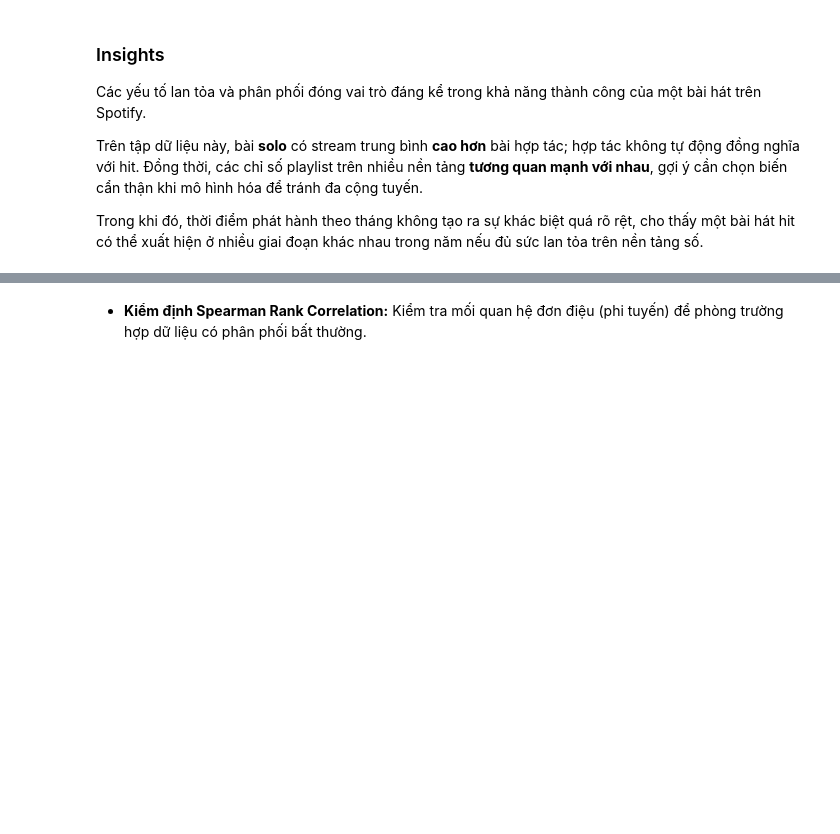
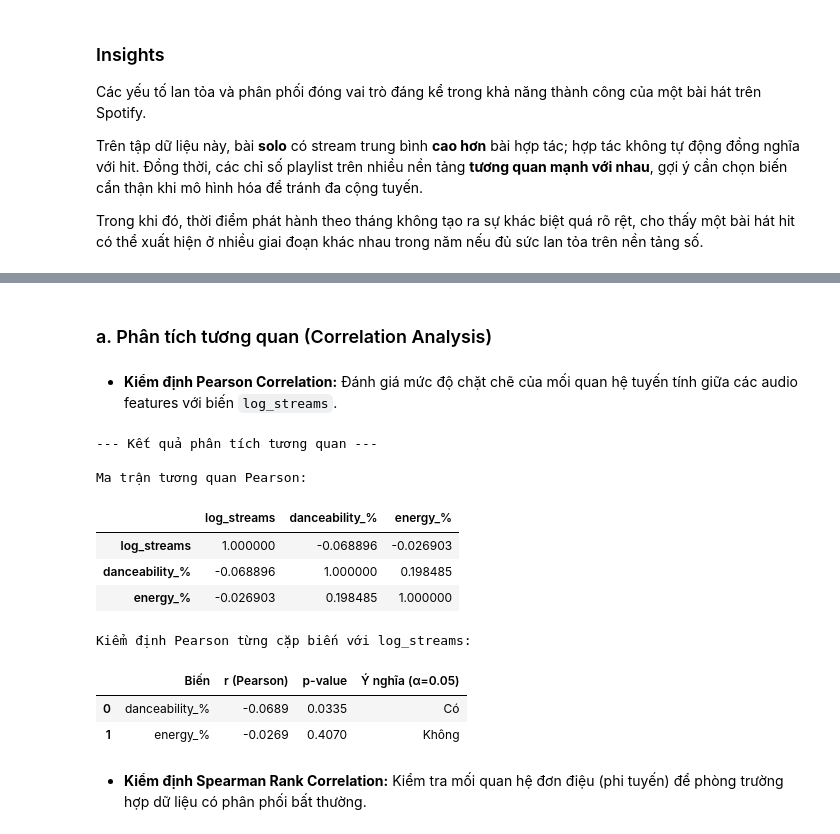
Before and after one commit to BuiHuy16/Spotify-Songs, a Jupyter notebook: notebooks/main.ipynb, the cells around one changed output, grey strips where cells are left out. Cells and saved outputs as stored; diff of their text form; code cells hidden in the pictures; blank space fills up the shorter version.

```diff
--- a/notebooks/main.ipynb
+++ b/notebooks/main.ipynb
@@ -233,2 +242,20 @@ Trong khi đó, thời điểm phát hành theo tháng không tạo ra sự khá
+# %% [markdown]
+### a. Phân tích tương quan (Correlation Analysis)
+# %% [markdown]
+* **Kiểm định Pearson Correlation:** Đánh giá mức độ chặt chẽ của mối quan hệ tuyến tính giữa các audio features với biến `log_streams`.
+# %%
+exec(nb.cells[6].source)
+# %% [output]
+--- Kết quả phân tích tương quan ---
+
+Ma trận tương quan Pearson:
+|  | log_streams | danceability_% | energy_% |
+| log_streams | 1.000000 | -0.068896 | -0.026903 |
+| danceability_% | -0.068896 | 1.000000 | 0.198485 |
+| energy_% | -0.026903 | 0.198485 | 1.000000 |
+Kiểm định Pearson từng cặp biến với log_streams:
+|  | Biến | r (Pearson) | p-value | Ý nghĩa (α=0.05) |
+| 0 | danceability_% | -0.0689 | 0.0335 | Có |
+| 1 | energy_% | -0.0269 | 0.4070 | Không |
 # %% [markdown]
 * **Kiểm định Spearman Rank Correlation:** Kiểm tra mối quan hệ đơn điệu (phi tuyến) để phòng trường hợp dữ liệu có phân phối bất thường.
```
Also changed, not shown: parts of 25 cells of this notebook, 1 other file.
